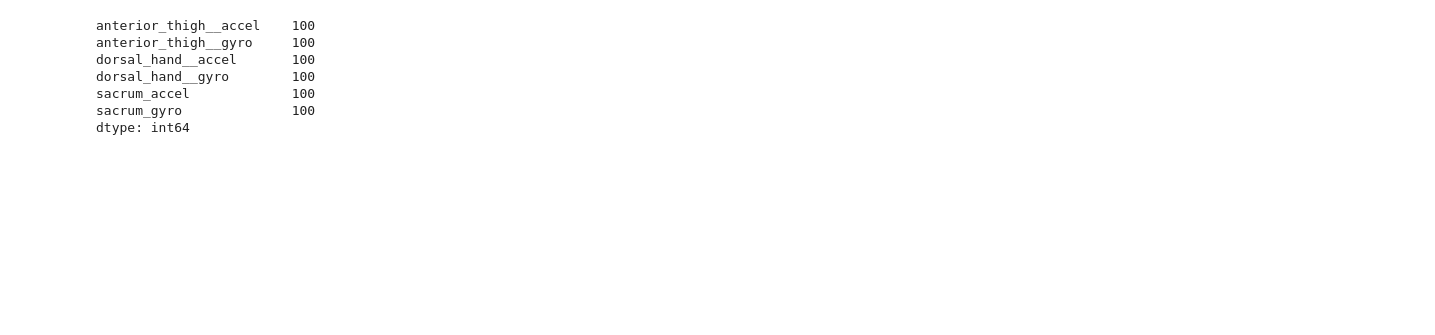
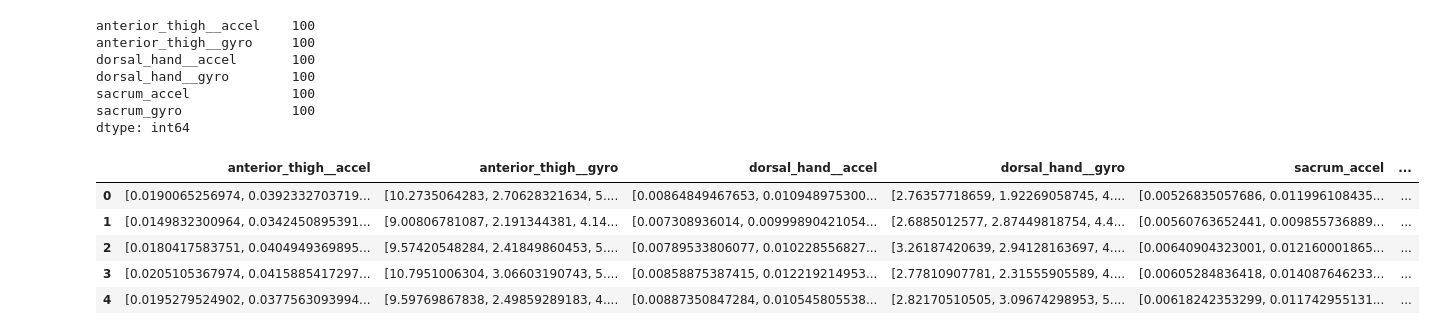
Before and after one commit to nshawen/CIS_PD, a Jupyter notebook: DataPreprocessor_AllLocs2.ipynb, the cells around one changed output. Cells and saved outputs as stored; diff of their text form; code cells hidden in the pictures; blank space fills up the shorter version.

```diff
--- a/DataPreprocessor_AllLocs2.ipynb
+++ b/DataPreprocessor_AllLocs2.ipynb
@@ -339,6 +345,3 @@ def DataAggregator_allLocs(tasks,task_scores_all,clipsize=5000,overlap=0,locatio
     print('Elapsed time = %.2f min'%eltime)
 
     return clip_data
-# %%
-a = np.nan*np.empty(1)
-np.isnan(a)
@@ -347,3 +347,0 @@ array([ True], dtype=bool)
-# %%
-a = np.nan*np.empty(10)
-np.isnan(a)
@@ -596,3 +584,12 @@ dorsal_hand__gyro        100
 sacrum_accel             100
 sacrum_gyro              100
 dtype: int64
+# %%
+F.head()
+# %% [output]
+|  | anterior_thigh__accel | anterior_thigh__gyro | dorsal_hand__accel | dorsal_hand__gyro | sacrum_accel | ... |
+| 0 | [0.0190065256974, 0.0392332703719... | [10.2735064283, 2.70628321634, 5.... | [0.00864849467653, 0.010948975300... | [2.76357718659, 1.92269058745, 4.... | [0.00526835057686, 0.011996108435... | ... |
+| 1 | [0.0149832300964, 0.0342450895391... | [9.00806781087, 2.191344381, 4.14... | [0.007308936014, 0.00999890421054... | [2.6885012577, 2.87449818754, 4.4... | [0.00560763652441, 0.009855736889... | ... |
+| 2 | [0.0180417583751, 0.0404949369895... | [9.57420548284, 2.41849860453, 5.... | [0.00789533806077, 0.010228556827... | [3.26187420639, 2.94128163697, 4.... | [0.00640904323001, 0.012160001865... | ... |
+| 3 | [0.0205105367974, 0.0415885417297... | [10.7951006304, 3.06603190743, 5.... | [0.00858875387415, 0.012219214953... | [2.77810907781, 2.31555905589, 4.... | [0.00605284836418, 0.014087646233... | ... |
+| 4 | [0.0195279524902, 0.0377563093994... | [9.59769867838, 2.49859289183, 4.... | [0.00887350847284, 0.010545805538... | [2.82170510505, 3.09674298953, 5.... | [0.00618242353299, 0.011742955131... | ... |
```
Also changed, not shown: parts of 17 cells of this notebook.
